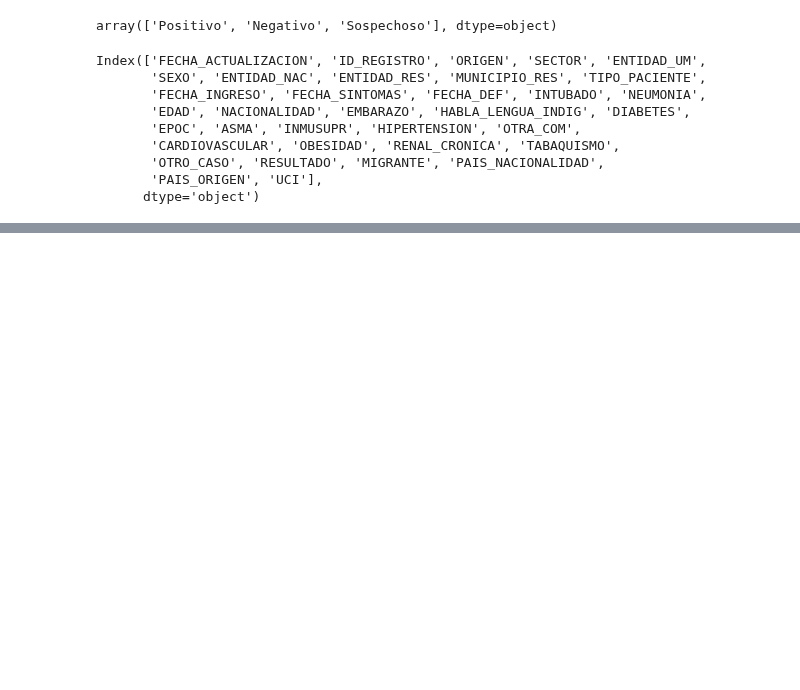
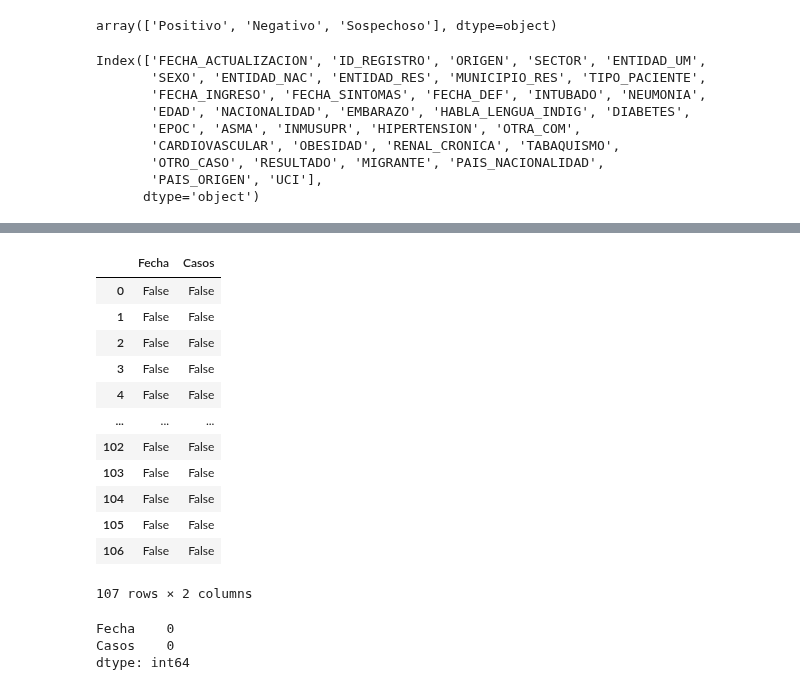
Before and after one commit to artthuro6/Covid-19, a Jupyter notebook: notebooks/General.ipynb, the cells around one changed output, grey strips where cells are left out. Saved outputs shown, nothing was run; the diff lists cells and outputs as text; code cells hidden in the pictures; blank space fills up the shorter version.

```diff
--- a/notebooks/General.ipynb
+++ b/notebooks/General.ipynb
@@ -206,0 +223,22 @@ df[df["EMBARAZO"] == "Si"]
+# %%
+df_positivos.isna()
+# %% [output]
+|  | Fecha | Casos |
+| 0 | False | False |
+| 1 | False | False |
+| 2 | False | False |
+| 3 | False | False |
+| 4 | False | False |
+| ... | ... | ... |
+| 102 | False | False |
+| 103 | False | False |
+| 104 | False | False |
+| 105 | False | False |
+| 106 | False | False |
+107 rows × 2 columns
+# %%
+df_positivos.isna().sum()
+# %% [output]
+Fecha    0
+Casos    0
+dtype: int64
```
Also changed, not shown: parts of 28 cells of this notebook.
